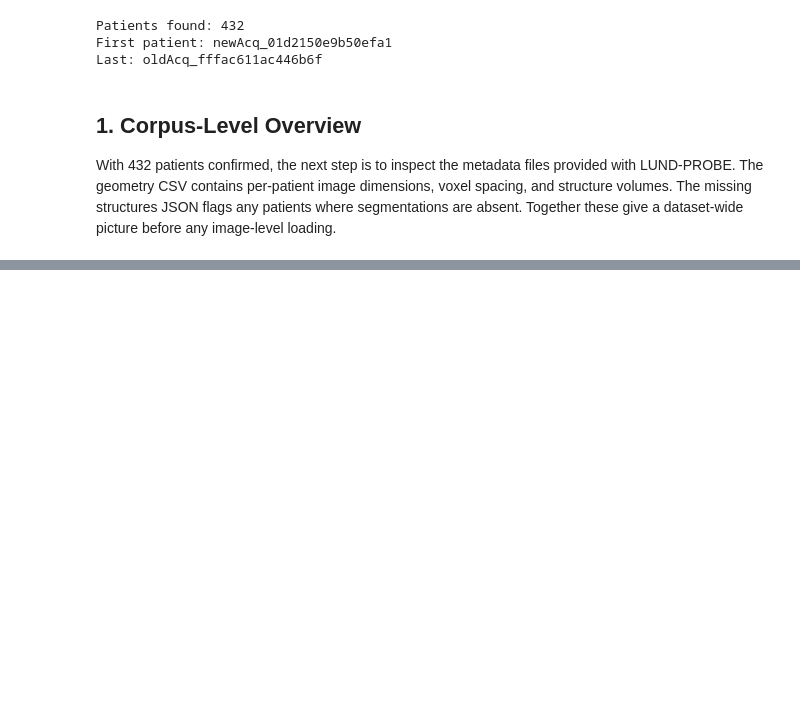
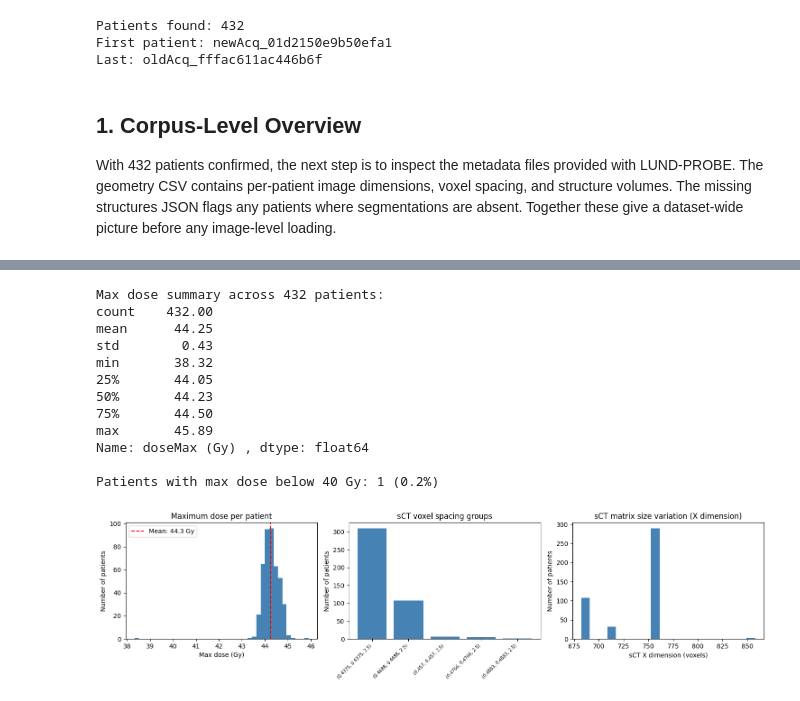
Before and after one commit to annekhalil12/doseprediction, a Jupyter notebook: eda/Exploratory_Data_Analysis.ipynb, the cells around one changed output, grey strips where cells are left out. Drawn from its saved outputs; the diff is of its cells as text; code cells hidden in the pictures; blank space fills up the shorter version.

```diff
--- a/eda/Exploratory_Data_Analysis.ipynb
+++ b/eda/Exploratory_Data_Analysis.ipynb
@@ -66,0 +379,65 @@ First two rows:
+# %%
+# Visualise the distribution of maximum dose across all 432 patients.
+# We also plot the distributions of CTV, PTV and Bladder volumes
+# to understand how much anatomical variability exists in the dataset.
+# High variability in target volume size is clinically expected but
+# means th emodel must generalise across a wide range of anatomy.
+
+fig, axes = plt.subplots(1, 3, figsize=(15, 4))
+
+# Maximum dose distribution
+axes[0].hist(df["doseMax (Gy) "], bins=40, color="steelblue", edgecolor="none")
+axes[0].axvline(df["doseMax (Gy) "].mean(), color="red",
+                linestyle="--", label=f'Mean: {df["doseMax (Gy) "].mean():.1f} Gy')
+axes[0].set_xlabel("Max dose (Gy)")
+axes[0].set_ylabel("Number of patients")
+axes[0].set_title("Maximum dose per patient")
+axes[0].legend()
+
+# We need to parse structure volume columns from the metadata CSV.
+# The column names with units are stripped for cleaner code below.
+dose_col   = "doseMax (Gy) "
+
+# Pull the max dose values and describe spread
+print("Max dose summary across 432 patients:")
+print(df[dose_col].describe().round(2))
+print(f"\nPatients with max dose below 40 Gy: "
+      f"{(df[dose_col] < 40).sum()} "
+      f"({(df[dose_col] < 40).mean():.1%})")
+
+# Plot sCT voxel spacing distribution to confirm the three groups we found earlier
+spacing_counts = df["sCTVoxelSizeOrig (mm)"].value_counts()
+axes[1].bar(range(len(spacing_counts)), spacing_counts.values, color="steelblue")
+axes[1].set_xticks(range(len(spacing_counts)))
+axes[1].set_xticklabels(
+    [str(s) for s in spacing_counts.index],
+    rotation=45, ha="right", fontsize=7
+)
+axes[1].set_ylabel("Number of patients")
+axes[1].set_title("sCT voxel spacing groups")
+
+# Plot distribution of sCT X dimension to show the three size groups
+x_dims = df["sCTMatrixSizeOrig"].apply(
+    lambda s: int(s.strip("()").split(",")[0])
+)
+axes[2].hist(x_dims, bins=20, color="steelblue", edgecolor="none")
+axes[2].set_xlabel("sCT X dimension (voxels)")
+axes[2].set_ylabel("Number of patients")
+axes[2].set_title("sCT matrix size variation (X dimension)")
+
+plt.tight_layout()
+plt.show()
+# %% [output]
+Max dose summary across 432 patients:
+count    432.00
+mean      44.25
+std        0.43
+min       38.32
+25%       44.05
+50%       44.23
+75%       44.50
+max       45.89
+Name: doseMax (Gy) , dtype: float64
+
+Patients with max dose below 40 Gy: 1 (0.2%)
+[figure, added]
```
Also changed, not shown: parts of 21 cells of this notebook.
